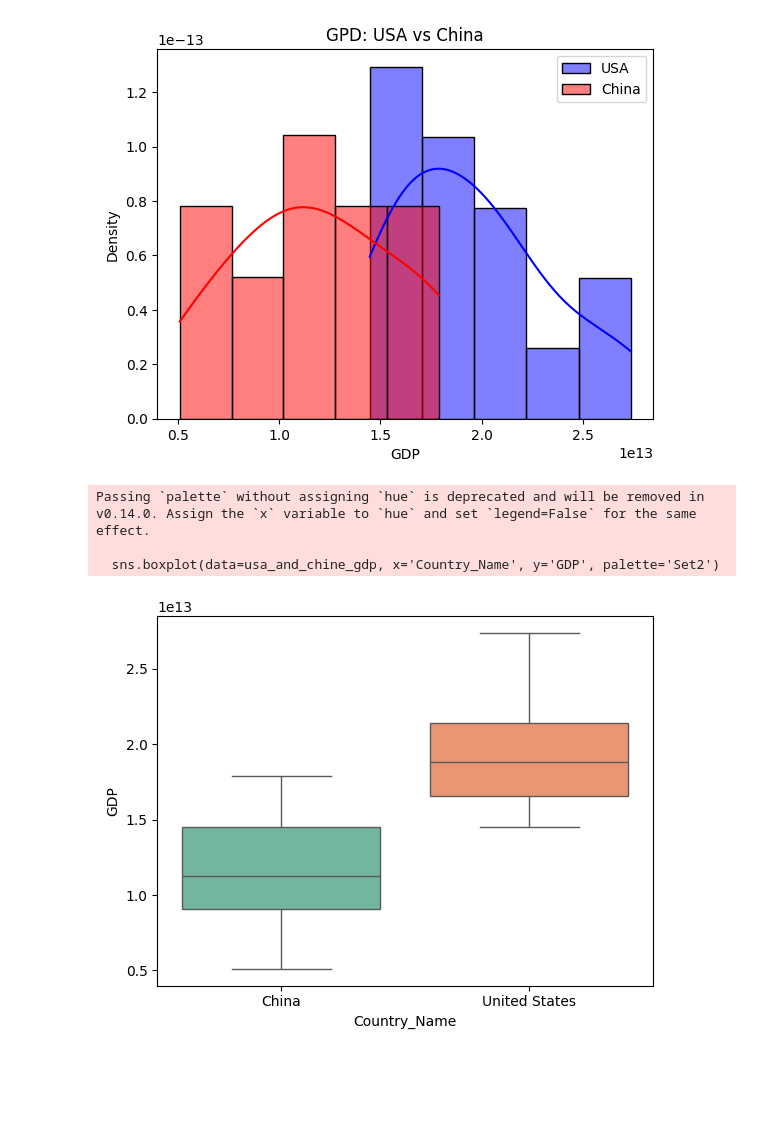
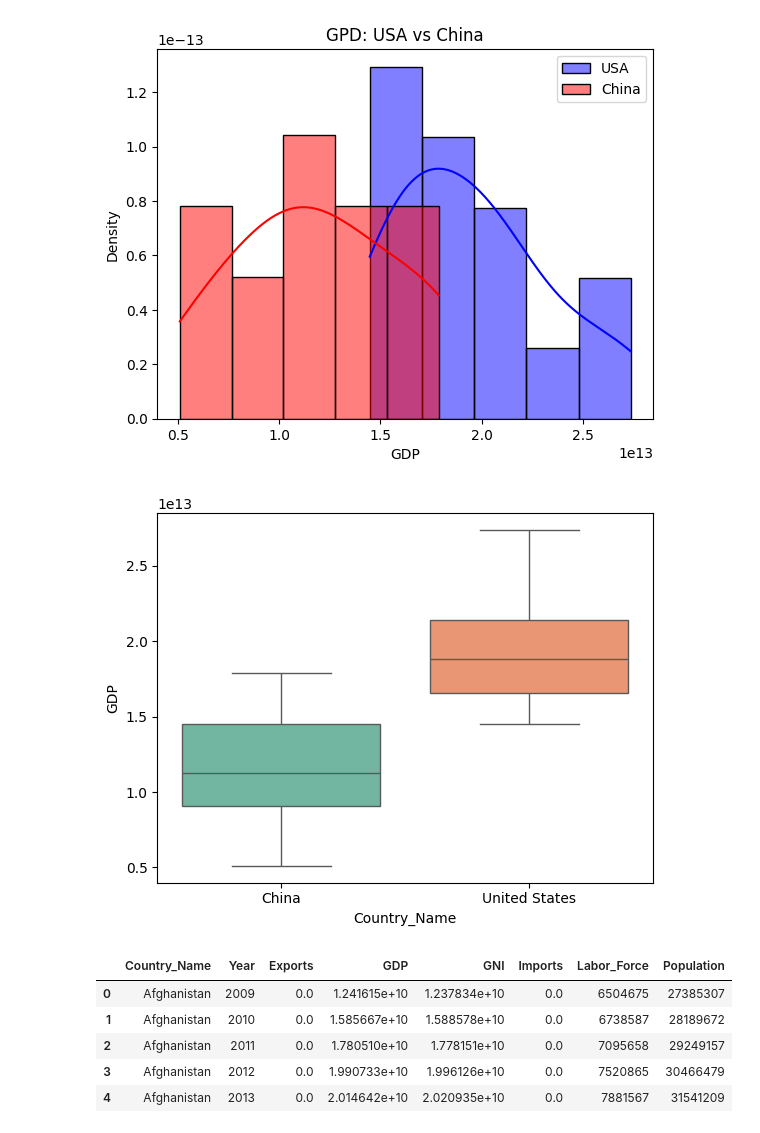
Before and after one commit to koto253/Data_Science_Portfolio, a Jupyter notebook: GDP_Economic_Indicators/gdp_df_Preprocessing.ipynb, the cells around one changed output. Saved outputs shown, nothing was run; the diff lists cells and outputs as text; code cells hidden in the pictures; blank space fills up the shorter version.

Commit message:
re-arranged and loaded cleaned df for the eda

```diff
--- a/Data_Preparation_Cleaning/currently_working_on_gdp.ipynb
+++ b/GDP_Economic_Indicators/gdp_df_Preprocessing.ipynb
@@ -143,4 +143,4 @@ Labor_Force     object
 Population      object
 dtype: object
 # %%
-cleaning_df[['Exports', 'Imports', 'GDP', 'GNI']] = cleaning_df[['Exports', 'Imports', 'GDP', 'GNI']].astype('float')
+# cleaning_df[['Exports', 'Imports', 'GDP', 'GNI']] = cleaning_df[['Exports', 'Imports', 'GDP', 'GNI']].astype('float')/
@@ -318,10 +316,17 @@ plt.show()
 # %%
 usa_and_chine_gdp = cleaned_df[(cleaned_df.Country_Name == 'United States') | (cleaned_df.Country_Name == 'China')]
 # %%
-sns.boxplot(data=usa_and_chine_gdp, x='Country_Name', y='GDP', palette='Set2')
+sns.boxplot(data=usa_and_chine_gdp, x='Country_Name', y='GDP', palette='Set2', hue='Country_Name')
 plt.show()
 # %% [output]
-Passing `palette` without assigning `hue` is deprecated and will be removed in v0.14.0. Assign the `x` variable to `hue` and set `legend=False` for the same effect.
-
-  sns.boxplot(data=usa_and_chine_gdp, x='Country_Name', y='GDP', palette='Set2')
 [figure]
+# %%
+cleaned_df.to_csv('cleaned_gdp_df.csv', index=False)
+pd.read_csv('cleaned_gdp_df.csv').head()
+# %% [output]
+|  | Country_Name | Year | Exports | GDP | GNI | Imports | Labor_Force | Population |
+| 0 | Afghanistan | 2009 | 0.0 | 1.241615e+10 | 1.237834e+10 | 0.0 | 6504675 | 27385307 |
+| 1 | Afghanistan | 2010 | 0.0 | 1.585667e+10 | 1.588578e+10 | 0.0 | 6738587 | 28189672 |
+| 2 | Afghanistan | 2011 | 0.0 | 1.780510e+10 | 1.778151e+10 | 0.0 | 7095658 | 29249157 |
+| 3 | Afghanistan | 2012 | 0.0 | 1.990733e+10 | 1.996126e+10 | 0.0 | 7520865 | 30466479 |
+| 4 | Afghanistan | 2013 | 0.0 | 2.014642e+10 | 2.020935e+10 | 0.0 | 7881567 | 31541209 |
```
Also changed, not shown: parts of 1 cell of this notebook, 2 other files.
